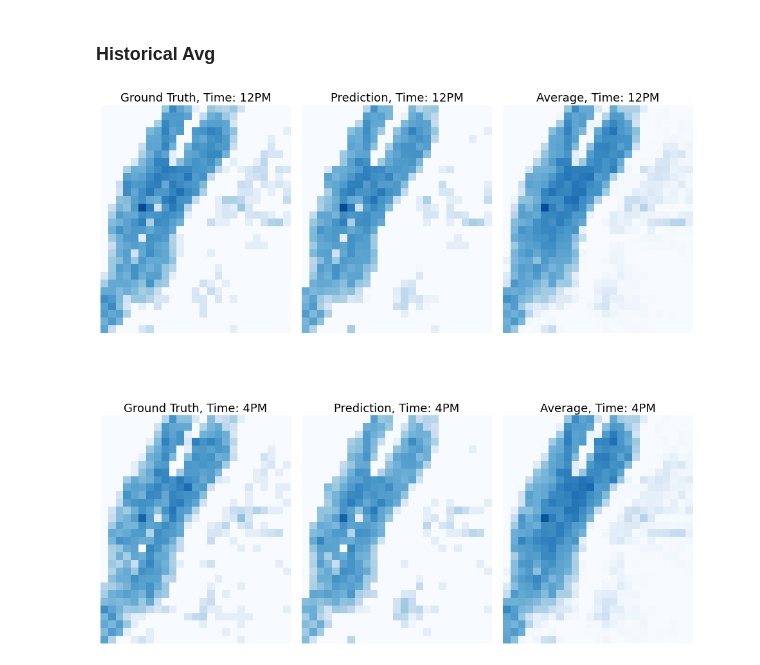
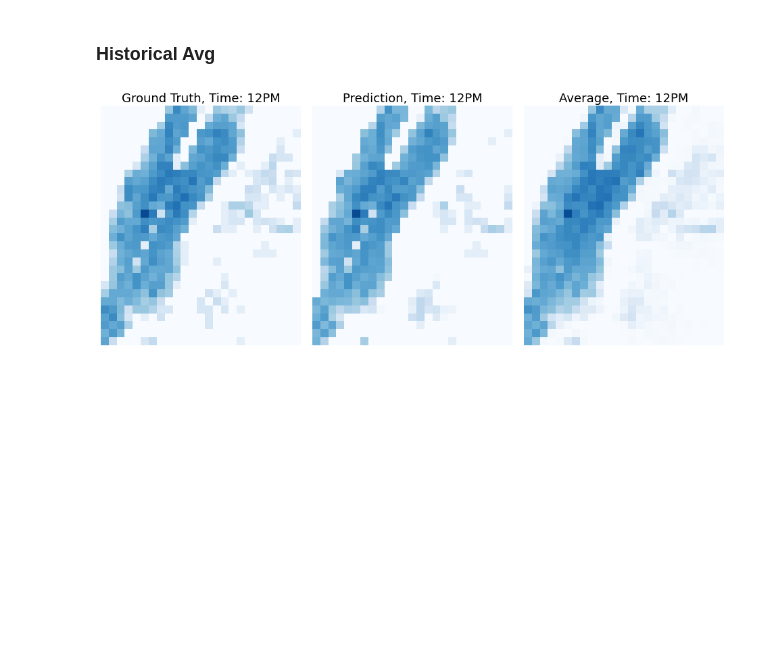
Before and after one commit to BeanHam/2022-urban-inpainting, a Jupyter notebook: model/taxi-inpainting/analysis/scenario-analysis/spatial-scenario-inverse-correct.ipynb, the cells around one changed output. Cells and saved outputs as stored; diff of their text form; code cells hidden in the pictures; blank space fills up the shorter version.

```diff
--- a/model/taxi-inpainting/analysis/scenario-analysis/spatial-scenario-inverse-correct.ipynb
+++ b/model/taxi-inpainting/analysis/scenario-analysis/spatial-scenario-inverse-correct.ipynb
@@ -140,38 +135,35 @@ plt.subplots_adjust(left=0.1,
 # %%
 ## visualizations
 VMAX=7
 fig_size = 16
-fig, axs = plt.subplots(num, 3, figsize=(fig_size, fig_size))
+fig, (ax1,ax2,ax3) = plt.subplots(1, 3, figsize=(fig_size, fig_size))
 fontsize = 18
 long_boundary = 25
 lat_boundary = 30
-d = [11,15]
-times = ['12PM','4PM']
-for i in range(num):
-    past_indices = [j for j in range(d[i],len(test_imgs), 24)]
-    _, avg_gt = zip(*[dataset_test[i] for i in past_indices])
-    avg_gt = torch.mean(torch.stack(avg_gt), dim=0, keepdim=True)
-    avg_gt = avg_gt[:,:,-1,:,:]
-    avg_gt = torch.log(avg_gt*all_time_max+1)
+past_indices = [j for j in range(11,len(test_imgs), 24)]
+_, avg_gt = zip(*[dataset_test[i] for i in past_indices])
+avg_gt = torch.mean(torch.stack(avg_gt), dim=0, keepdim=True)
+avg_gt = avg_gt[:,:,-1,:,:]
+avg_gt = torch.log(avg_gt*all_time_max+1)
 
-    ## visualizations
-    axs[i,0].imshow(gt[i][0][:lat_boundary, :long_boundary],vmin=0, vmax=VMAX,cmap='Blues')
-    axs[i,0].set_title(f'Ground Truth, Time: {times[i]}', size=fontsize)
-    axs[i,0].axis('off')
-    axs[i,1].imshow(output_comp[i][0][:lat_boundary, :long_boundary],vmin=0, vmax=VMAX,cmap='Blues')
-    axs[i,1].set_title(f'Prediction, Time: {times[i]}', size=fontsize)
-    axs[i,1].axis('off')
-    axs[i,2].imshow(avg_gt[0][0][:lat_boundary, :long_boundary],vmin=0, vmax=VMAX,cmap='Blues')
-    axs[i,2].set_title(f'Average, Time: {times[i]}', size=fontsize)
-    axs[i,2].axis('off')
+## visualizations
+ax1.imshow(gt[0][0][:lat_boundary, :long_boundary],vmin=0, vmax=VMAX,cmap='Blues')
+ax1.set_title(f'Ground Truth, Time: 12PM', size=fontsize)
+ax1.axis('off')
+ax2.imshow(output_comp[0][0][:lat_boundary, :long_boundary],vmin=0, vmax=VMAX,cmap='Blues')
+ax2.set_title(f'Prediction, Time: 12PM', size=fontsize)
+ax2.axis('off')
+ax3.imshow(avg_gt[0][0][:lat_boundary, :long_boundary],vmin=0, vmax=VMAX,cmap='Blues')
+ax3.set_title(f'Average, Time: 12PM', size=fontsize)
+ax3.axis('off')
 plt.subplots_adjust(left=0.1,
                     bottom=0.1,
                     right=0.9,
                     top=0.9,
                     wspace=0.06,
                     hspace=0.1)
 # %% [output]
-[figure, old version]
+[figure, new version]
 # %%
 ## visualizations
 VMAX=2
```
Also changed, not shown: parts of 3 cells of this notebook, 5 other files.
